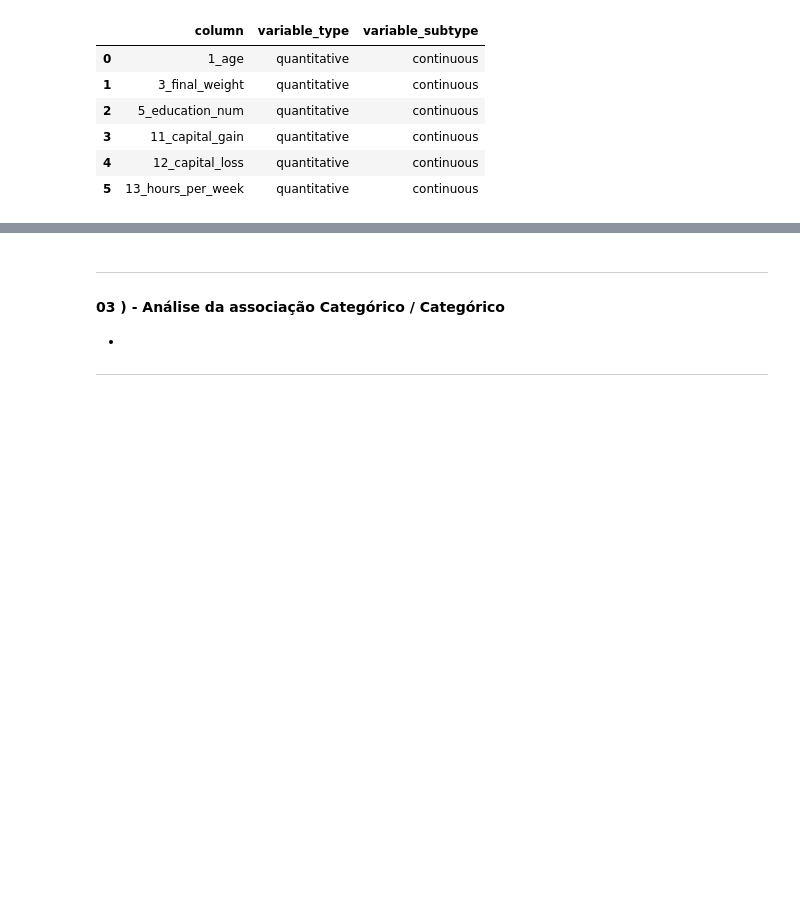
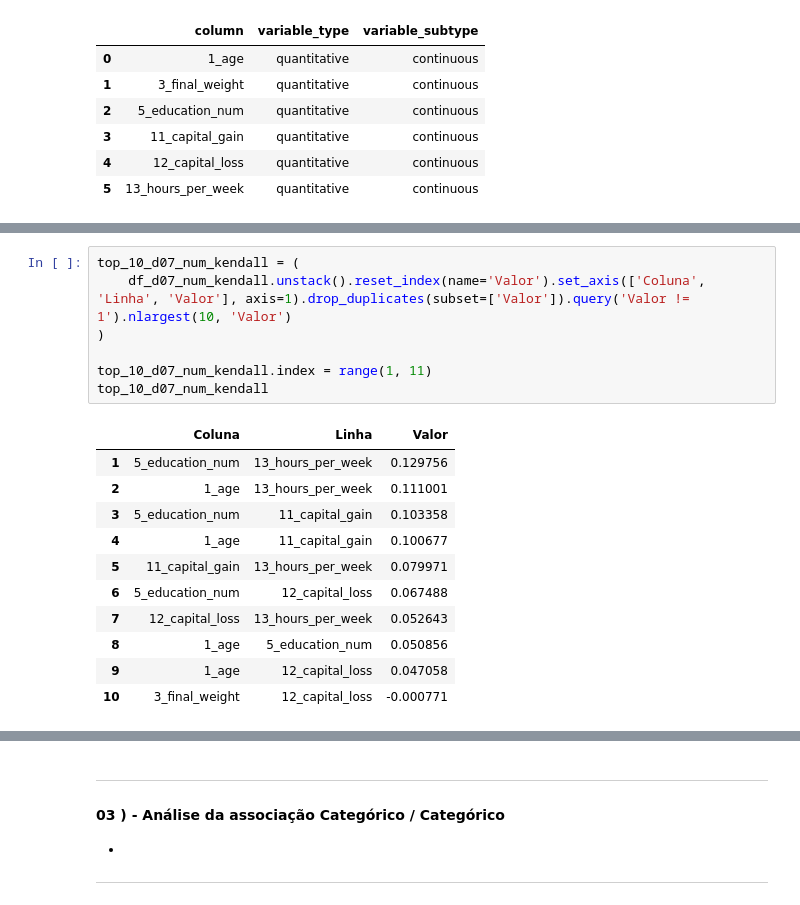
Before and after one commit to OfAndreS/Relatio, a Jupyter notebook: data/raw/D07/D07.ipynb, the cells around one changed output, grey strips where cells are left out. Drawn from its saved outputs; the diff is of its cells as text; blank space fills up the shorter version.

```diff
--- a/data/raw/D07/D07.ipynb
+++ b/data/raw/D07/D07.ipynb
@@ -120,3 +158,22 @@ df_d07_num_kendall
 | 11_capital_gain | 0.100677 | -0.007001 | 0.103358 | 1.000000 | -0.064311 | 0.079971 |
 | 12_capital_loss | 0.047058 | -0.000771 | 0.067488 | -0.064311 | 1.000000 | 0.052643 |
 | 13_hours_per_week | 0.111001 | -0.011818 | 0.129756 | 0.079971 | 0.052643 | 1.000000 |
+# %%
+top_10_d07_num_kendall = (
+    df_d07_num_kendall.unstack().reset_index(name='Valor').set_axis(['Coluna', 'Linha', 'Valor'], axis=1).drop_duplicates(subset=['Valor']).query('Valor != 1').nlargest(10, 'Valor')
+)
+
+top_10_d07_num_kendall.index = range(1, 11)
+top_10_d07_num_kendall
+# %% [output]
+|  | Coluna | Linha | Valor |
+| 1 | 5_education_num | 13_hours_per_week | 0.129756 |
+| 2 | 1_age | 13_hours_per_week | 0.111001 |
+| 3 | 5_education_num | 11_capital_gain | 0.103358 |
+| 4 | 1_age | 11_capital_gain | 0.100677 |
+| 5 | 11_capital_gain | 13_hours_per_week | 0.079971 |
+| 6 | 5_education_num | 12_capital_loss | 0.067488 |
+| 7 | 12_capital_loss | 13_hours_per_week | 0.052643 |
+| 8 | 1_age | 5_education_num | 0.050856 |
+| 9 | 1_age | 12_capital_loss | 0.047058 |
+| 10 | 3_final_weight | 12_capital_loss | -0.000771 |
```
Also changed, not shown: parts of 3 cells of this notebook.
